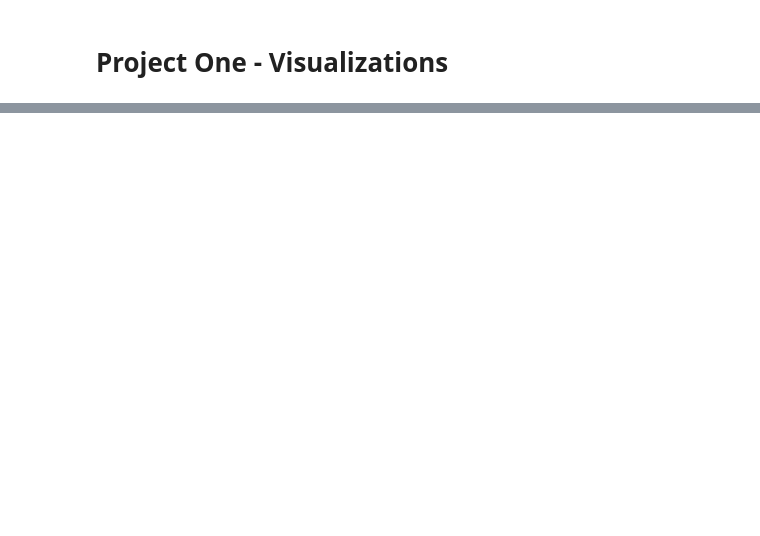
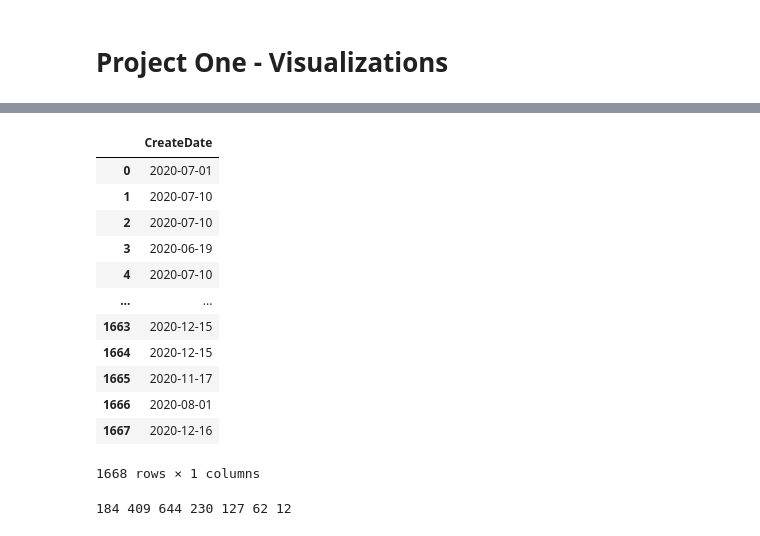
Before and after one commit to missymeyer/ProjectOne, a Jupyter notebook: ProjectOne_Visualizations.ipynb, the cells around one changed output, grey strips where cells are left out. Drawn from its saved outputs; the diff is of its cells as text; code cells hidden in the pictures; blank space fills up the shorter version.

```diff
--- a/ProjectOne_Visualizations.ipynb
+++ b/ProjectOne_Visualizations.ipynb
@@ -56,0 +57,45 @@ plt.show()
+# %%
+#Clean wildfire data to include only incident dates
+new_df = wildfire_data.drop('IncidentName', 1)
+new_df
+# %% [output]
+|  | CreateDate |
+| 0 | 2020-07-01 |
+| 1 | 2020-07-10 |
+| 2 | 2020-07-10 |
+| 3 | 2020-06-19 |
+| 4 | 2020-07-10 |
+| ... | ... |
+| 1663 | 2020-12-15 |
+| 1664 | 2020-12-15 |
+| 1665 | 2020-11-17 |
+| 1666 | 2020-08-01 |
+| 1667 | 2020-12-16 |
+1668 rows × 1 columns
+# %%
+#Sort dates and separate info by month
+new_df['CreateDate'] = new_df['CreateDate'].apply(str)
+
+
+#months
+
+Jun = new_df[new_df['CreateDate'].str.contains("2020-06")]
+Jul = new_df[new_df['CreateDate'].str.contains("2020-07")]
+Augus = new_df[new_df['CreateDate'].str.contains("2020-08")]
+Septembe = new_df[new_df['CreateDate'].str.contains("2020-09")]
+Octobe = new_df[new_df['CreateDate'].str.contains("2020-10")]
+Novembe = new_df[new_df['CreateDate'].str.contains("2020-11")]
+Decembe = new_df[new_df['CreateDate'].str.contains("2020-12")]
+
+#Count how many wildfires were recorded per month
+June = Jun.shape[0]
+July = Jul.shape[0]
+August = Augus.shape[0]
+September = Septembe.shape[0]
+October = Octobe.shape[0]
+November = Novembe.shape[0]
+December = Decembe.shape[0]
+
+print(June, July, August, September, October, November, December)
+# %% [output]
+184 409 644 230 127 62 12
```
Also changed, not shown: parts of 5 cells of this notebook, 3 other files.
